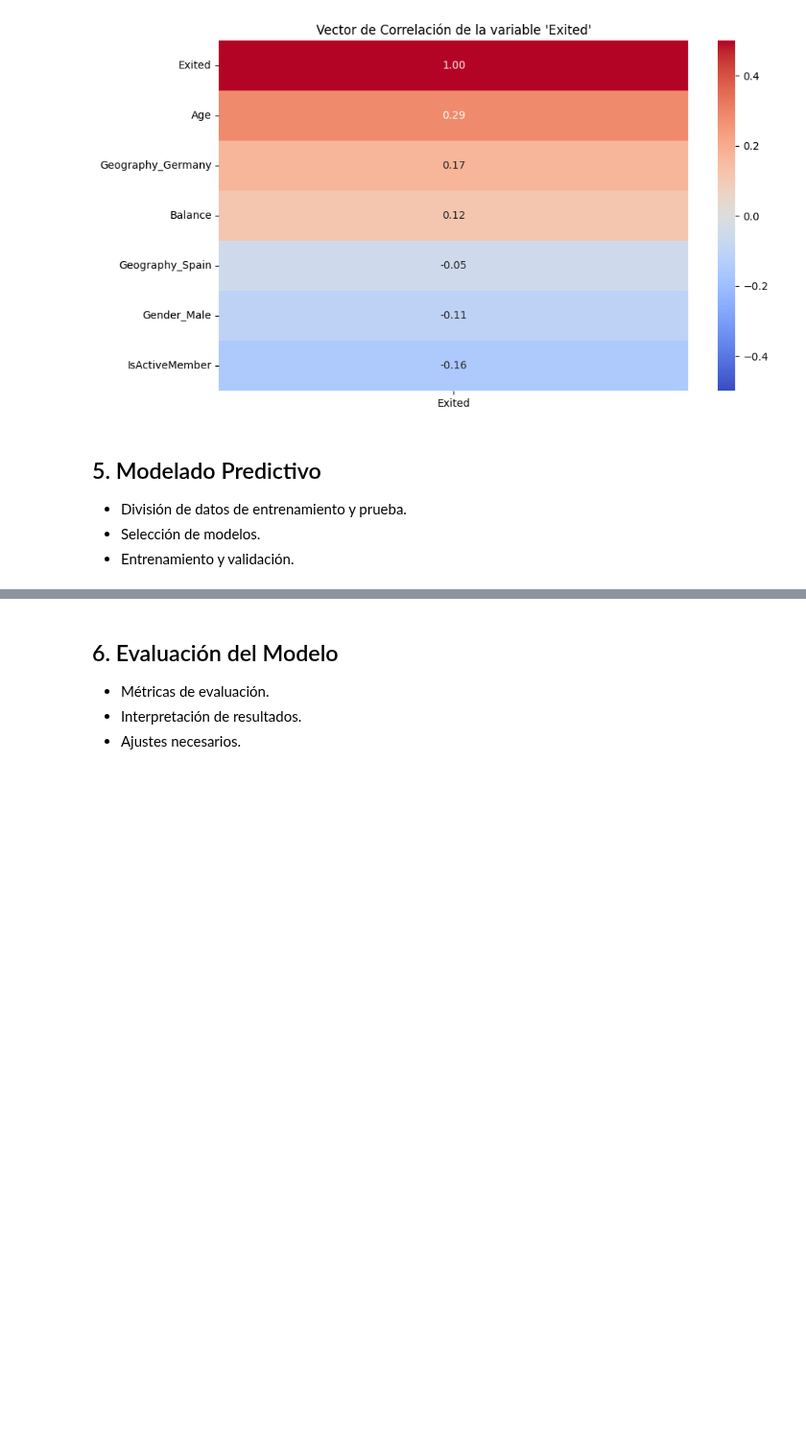
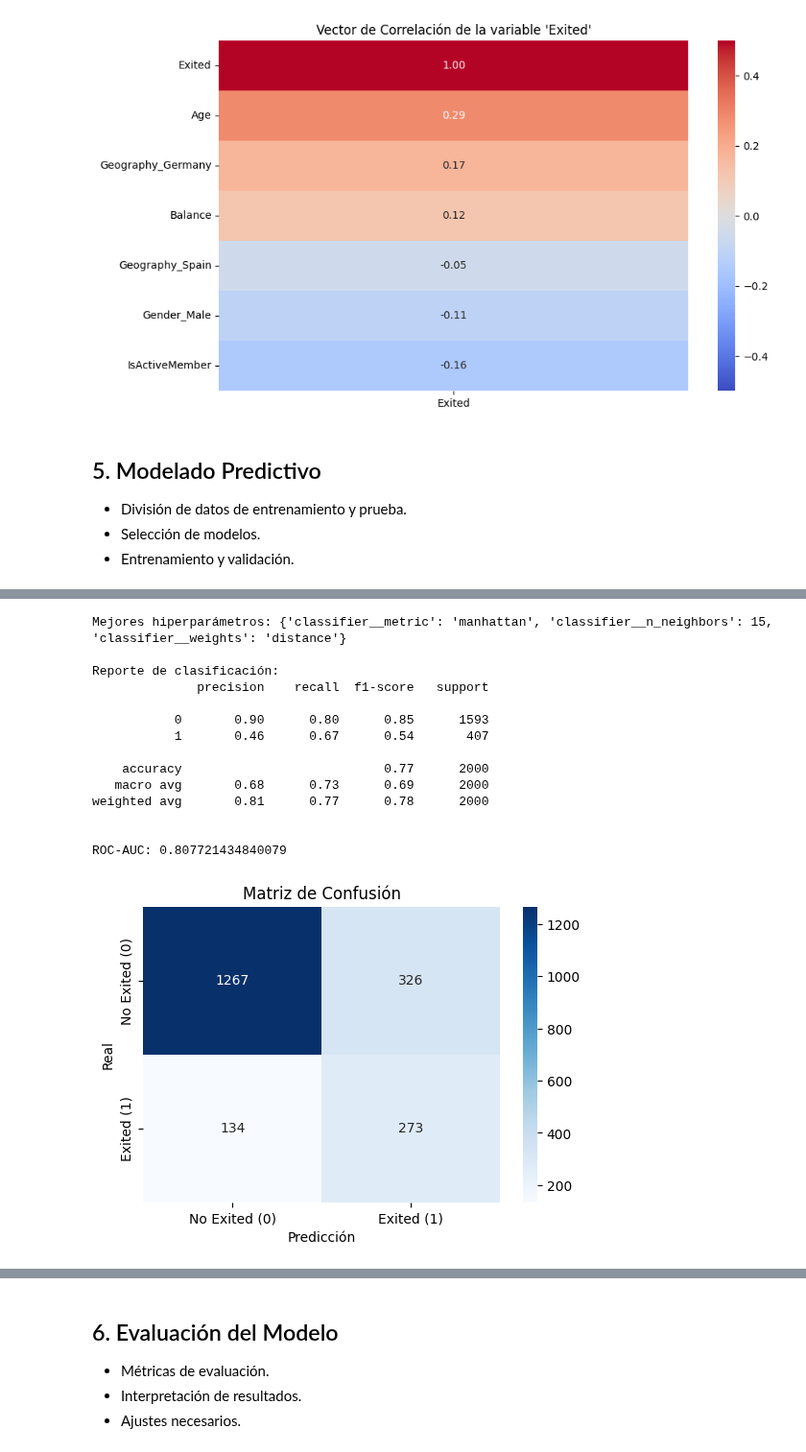
Before and after one commit to DarkinMC/CustomerChurn_Prediction_BankingSector_1AN-213_HAN_G4, a Jupyter notebook: Bank_customer_churn_pred.ipynb, the cells around one changed output, grey strips where cells are left out. Shown at 96% size. Cells and saved outputs as stored; diff of their text form; code cells hidden in the pictures; blank space fills up the shorter version.

Commit message:
Modelo KNN

```diff
--- a/Bank_customer_churn_pred.ipynb
+++ b/Bank_customer_churn_pred.ipynb
@@ -242,0 +281,20 @@ plt.show()
+# %%
+# Definir la grilla de hiperparámetros
+param_grid = {
+    'classifier__n_neighbors': list(range(3, 16, 2)),  # Valores de k: 3,5,7,9,11,13,15
+    'classifier__weights': ['uniform', 'distance'],     # Ponderación por distancia
+    'classifier__metric': ['euclidean', 'manhattan']   # Métricas de distancia
+}
+
+# Búsqueda con validación cruzada (5 folds)
+grid_search = GridSearchCV(
+    pipeline,
+    param_grid,
+    cv=5,
+    scoring='roc_auc',  # Métrica para evaluar: ROC-AUC
+    verbose=1,
+    n_jobs=-1
+)
+
+# Entrenar el modelo
+grid_search.fit(X_train, y_train)
@@ -242,0 +320,58 @@ plt.show()
+# %%
+print("Mejores hiperparámetros:", grid_search.best_params_)
+
+# Predicciones en el conjunto de prueba
+y_pred = grid_search.predict(X_test)
+y_proba = grid_search.predict_proba(X_test)[:, 1]  # Probabilidades para ROC-AUC
+
+# Reporte de clasificación y métricas
+print("\nReporte de clasificación:")
+print(classification_report(y_test, y_pred))
+
+print("\nROC-AUC:", roc_auc_score(y_test, y_proba))
+
+# Generar matriz de confusión
+cm = confusion_matrix(y_test, y_pred)
+
+# Crear gráfico
+plt.figure(figsize=(6, 4))
+sns.heatmap(cm, annot=True, fmt='d', cmap='Blues',
+            xticklabels=['No Exited (0)', 'Exited (1)'],
+            yticklabels=['No Exited (0)', 'Exited (1)'])
+plt.title('Matriz de Confusión')
+plt.xlabel('Predicción')
+plt.ylabel('Real')
+plt.show()
+
+# Calcular curva ROC
+fpr, tpr, thresholds = roc_curve(y_test, y_proba)
+roc_auc = auc(fpr, tpr)
+
+# Crear gráfico
+plt.figure(figsize=(8, 6))
+plt.plot(fpr, tpr, color='darkorange', lw=2,
+         label=f'Curva ROC (AUC = {roc_auc:.2f})')
+plt.plot([0, 1], [0, 1], color='navy', lw=2, linestyle='--', label='Clasificador Aleatorio')
+plt.xlim([0.0, 1.0])
+plt.ylim([0.0, 1.05])
+plt.xlabel('Tasa de Falsos Positivos (FPR)')
+plt.ylabel('Tasa de Verdaderos Positivos (TPR)')
+plt.title('Curva ROC - Modelo KNN')
+plt.legend(loc='lower right')
+plt.show()
+# %% [output]
+Mejores hiperparámetros: {'classifier__metric': 'manhattan', 'classifier__n_neighbors': 15, 'classifier__weights': 'distance'}
+
+Reporte de clasificación:
+              precision    recall  f1-score   support
+
+           0       0.90      0.80      0.85      1593
+           1       0.46      0.67      0.54       407
+
+    accuracy                           0.77      2000
+   macro avg       0.68      0.73      0.69      2000
+weighted avg       0.81      0.77      0.78      2000
+
+
+ROC-AUC: 0.807721434840079
+[figure, added]
```
Also changed, not shown: parts of 3 cells of this notebook.
